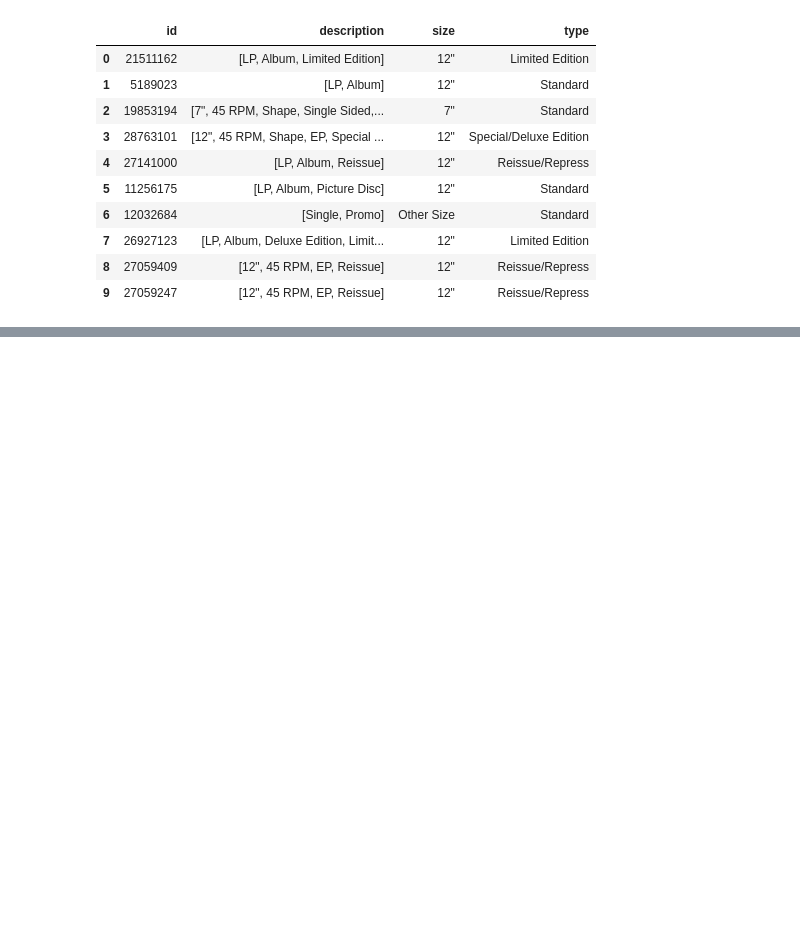
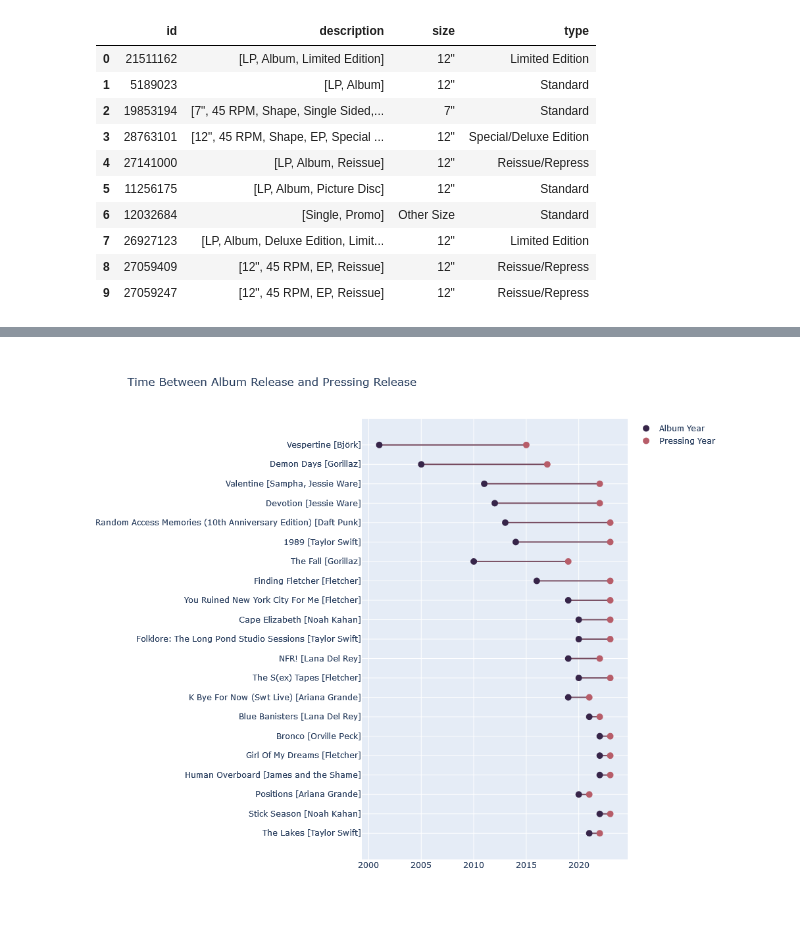
Before and after one commit to madroscla/vinyl-collection, a Jupyter notebook: discogs_collection.ipynb, the cells around one changed output, grey strips where cells are left out. Saved outputs shown, nothing was run; the diff lists cells and outputs as text; code cells hidden in the pictures; blank space fills up the shorter version.

Commit message:
added release_year chart, cleaned up functions

```diff
--- a/discogs_collection.ipynb
+++ b/discogs_collection.ipynb
@@ -332,0 +364,20 @@ fig_pies.show()
+# %%
+# New dataframe that only contains entries where the
+# 'year' field is different from the 'album_year' field
+df_year = df[['id', 'title', 'artist', 'year', 'album_year']].copy()
+df_year.drop(df_year[df_year.year == df_year.album_year].index, inplace=True)
+
+def artist_string(list):
+    final_string = '[' + ', '.join([str(elem) for elem in list]) + ']'
+    return final_string
+    """Converts the 'artist' list to a string containing the artist(s)
+       name(s) in brackets
+    """
+
+# Combines title with artist string
+df_year['combined'] = df_year.apply(lambda row: f'{row['title']} {artist_string(row['artist'])}', axis=1)
+
+# Calculates differences between release years
+df_year['difference'] = df_year['year'] - df_year['album_year']
+df_year = df_year.sort_values(by=['difference', 'title'], ascending=[True,False])
+df_year.head()
@@ -332,0 +391,63 @@ fig_pies.show()
+# %%
+# List of combined title/artist for y-axis labels
+entries = (df_year['combined'].tolist())
+
+data = {'line_x': [], 'line_y': [], 'album': [], 'pressing': []}
+
+# Formatting data for the lines and individual dots
+for entry in entries:
+    data['album'].extend([df_year.loc[(df_year.combined == entry)]['album_year'].values[0]])
+    data['pressing'].extend([df_year.loc[(df_year.combined == entry)]['year'].values[0]])
+    data['line_x'].extend(
+        [
+            df_year.loc[(df_year.combined == entry)]['album_year'].values[0],
+            df_year.loc[(df_year.combined == entry)]['year'].values[0],
+            None,
+        ]
+    )
+    data['line_y'].extend([entry, entry, None]),
+
+# Line is built first, year dots added as traces
+fig_years = go.Figure(
+    data=[
+        go.Scatter(
+            x=data['line_x'],
+            y=data['line_y'],
+            mode='lines',
+            showlegend=False,
+            marker=dict(
+                color='#774c60'
+            )
+        ),        go.Scatter(
+            x=data['album'],
+            y=entries,
+            mode='markers',
+            name='Album Year',
+            marker=dict(
+                color='#372549',
+                size=10
+            )
+
+        ),
+        go.Scatter(
+            x=data['pressing'],
+            y=entries,
+            mode='markers',
+            name='Pressing Year',
+            marker=dict(
+                color='#b75d69',
+                size=10
+            )
+        ),
+    ]
+)
+
+fig_years.update_layout(
+    title='Time Between Album Release and Pressing Release',
+    height=850,
+    legend_itemclick=False
+)
+
+fig_years.show()
+# %% [output]
+[figure, added]
```
Also changed, not shown: parts of 16 cells of this notebook, 1 other file.
